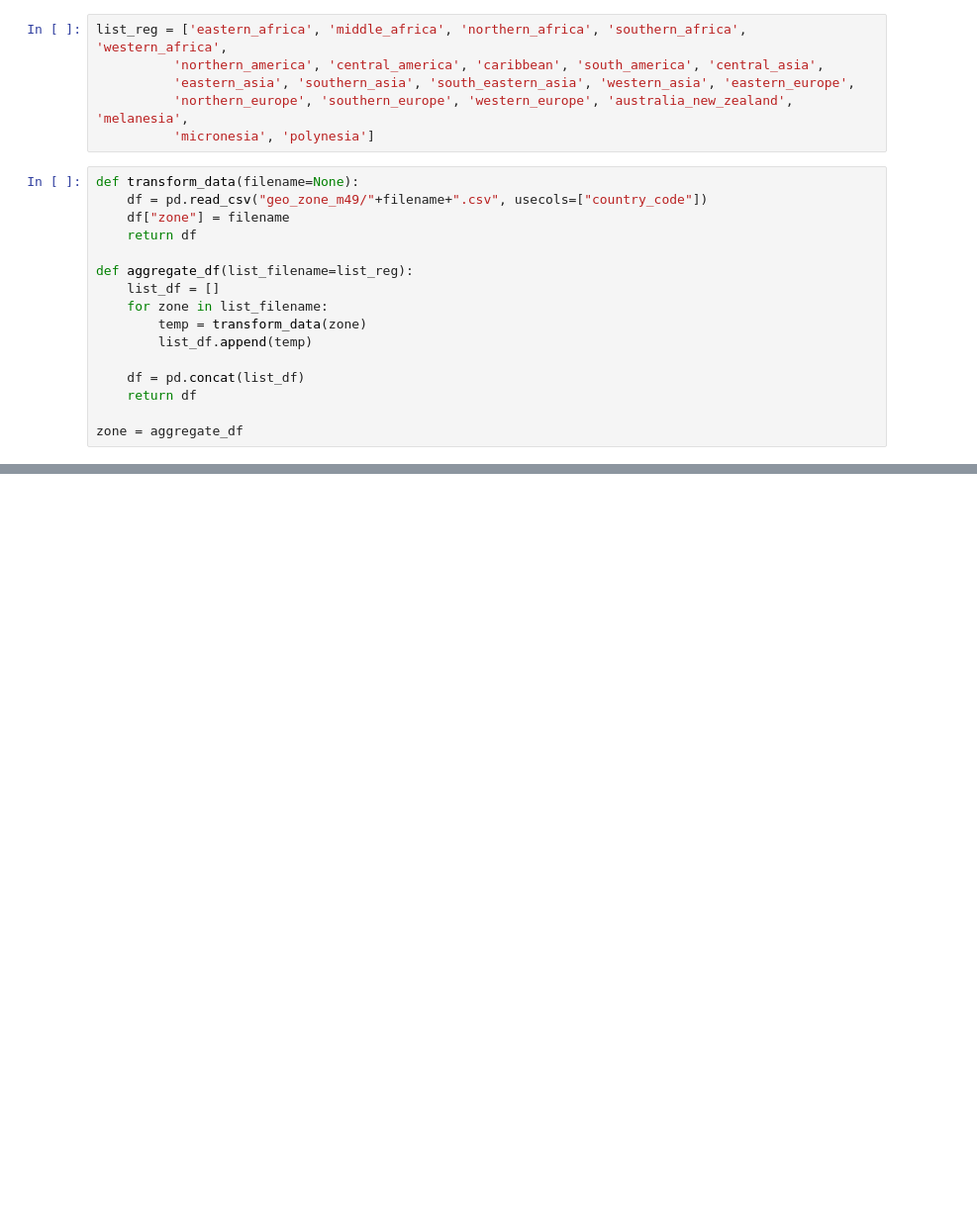
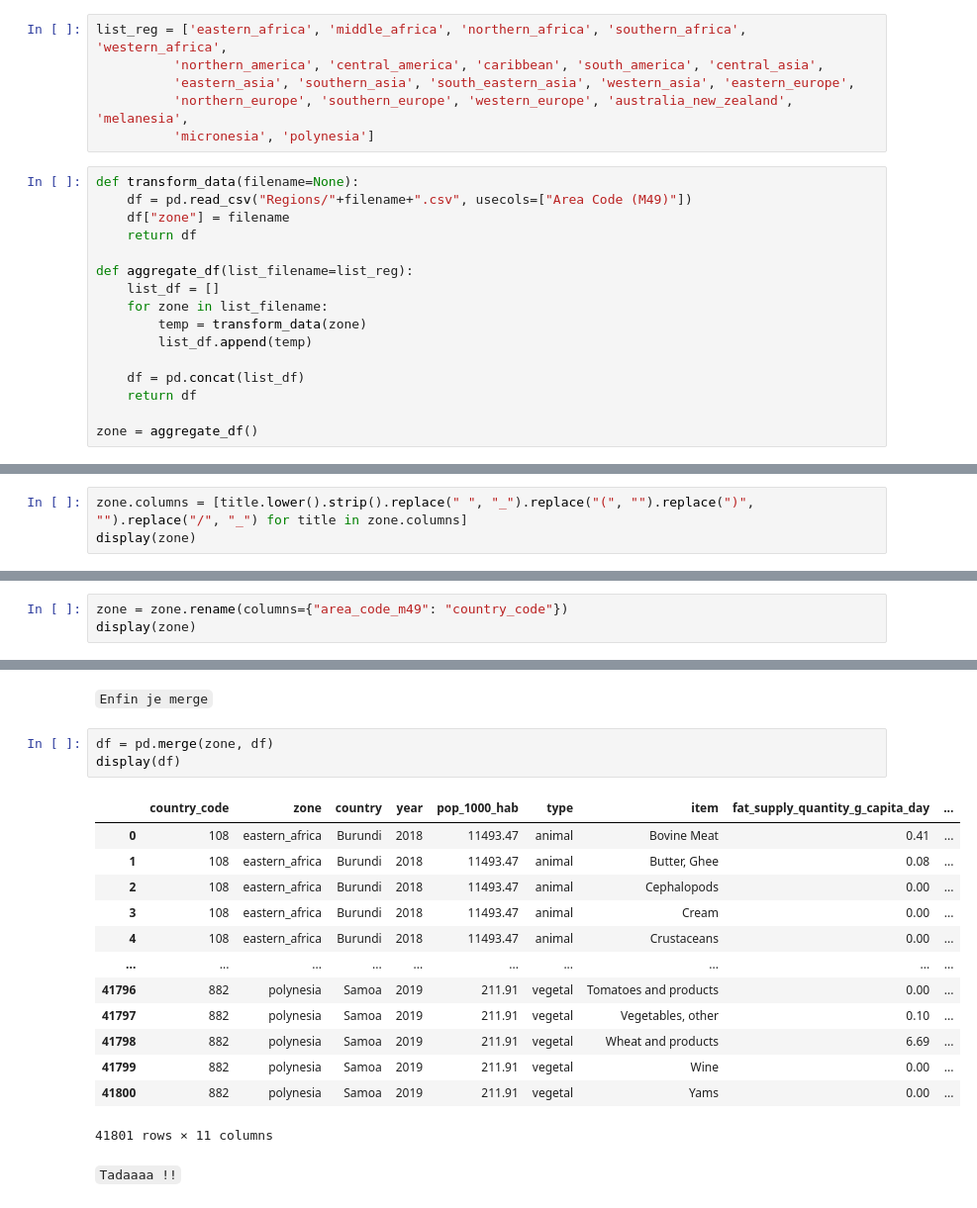
Before and after one commit to Hamza-Benhammou/brief_data_CCH, a Jupyter notebook: my_draft.ipynb, the cells around one changed output, grey strips where cells are left out. Shown at 99% size. Saved outputs shown, nothing was run; the diff lists cells and outputs as text; blank space fills up the shorter version.

```diff
--- a/my_draft.ipynb
+++ b/my_draft.ipynb
@@ -358,7 +362,7 @@ list_reg = ['eastern_africa', 'middle_africa', 'northern_africa', 'southern_afri
           'micronesia', 'polynesia']
 # %%
 def transform_data(filename=None):
-    df = pd.read_csv("geo_zone_m49/"+filename+".csv", usecols=["country_code"])
+    df = pd.read_csv("Regions/"+filename+".csv", usecols=["Area Code (M49)"])
     df["zone"] = filename
     return df
 
@@ -371,4 +375,4 @@ def aggregate_df(list_filename=list_reg):
     df = pd.concat(list_df)
     return df
 
-zone = aggregate_df
+zone = aggregate_df()
@@ -374,0 +383,3 @@ zone = aggregate_df
+# %%
+zone.columns = [title.lower().strip().replace(" ", "_").replace("(", "").replace(")", "").replace("/", "_") for title in zone.columns]
+display(zone)
@@ -374,0 +402,3 @@ zone = aggregate_df
+# %%
+zone = zone.rename(columns={"area_code_m49": "country_code"})
+display(zone)
@@ -375 +419,22 @@ zone = aggregate_df
+# %% [markdown]
+`Enfin je merge`
+# %%
+df = pd.merge(zone, df)
+display(df)
+# %% [output]
+|  | country_code | zone | country | year | pop_1000_hab | type | item | fat_supply_quantity_g_capita_day | ... |
+| 0 | 108 | eastern_africa | Burundi | 2018 | 11493.47 | animal | Bovine Meat | 0.41 | ... |
+| 1 | 108 | eastern_africa | Burundi | 2018 | 11493.47 | animal | Butter, Ghee | 0.08 | ... |
+| 2 | 108 | eastern_africa | Burundi | 2018 | 11493.47 | animal | Cephalopods | 0.00 | ... |
+| 3 | 108 | eastern_africa | Burundi | 2018 | 11493.47 | animal | Cream | 0.00 | ... |
+| 4 | 108 | eastern_africa | Burundi | 2018 | 11493.47 | animal | Crustaceans | 0.00 | ... |
+| ... | ... | ... | ... | ... | ... | ... | ... | ... | ... |
+| 41796 | 882 | polynesia | Samoa | 2019 | 211.91 | vegetal | Tomatoes and products | 0.00 | ... |
+| 41797 | 882 | polynesia | Samoa | 2019 | 211.91 | vegetal | Vegetables, other | 0.10 | ... |
+| 41798 | 882 | polynesia | Samoa | 2019 | 211.91 | vegetal | Wheat and products | 6.69 | ... |
+| 41799 | 882 | polynesia | Samoa | 2019 | 211.91 | vegetal | Wine | 0.00 | ... |
+| 41800 | 882 | polynesia | Samoa | 2019 | 211.91 | vegetal | Yams | 0.00 | ... |
+41801 rows × 11 columns
+# %% [markdown]
+`Tadaaaa !!`
 # %% [markdown]
```
Also changed, not shown: parts of 14 cells of this notebook.
